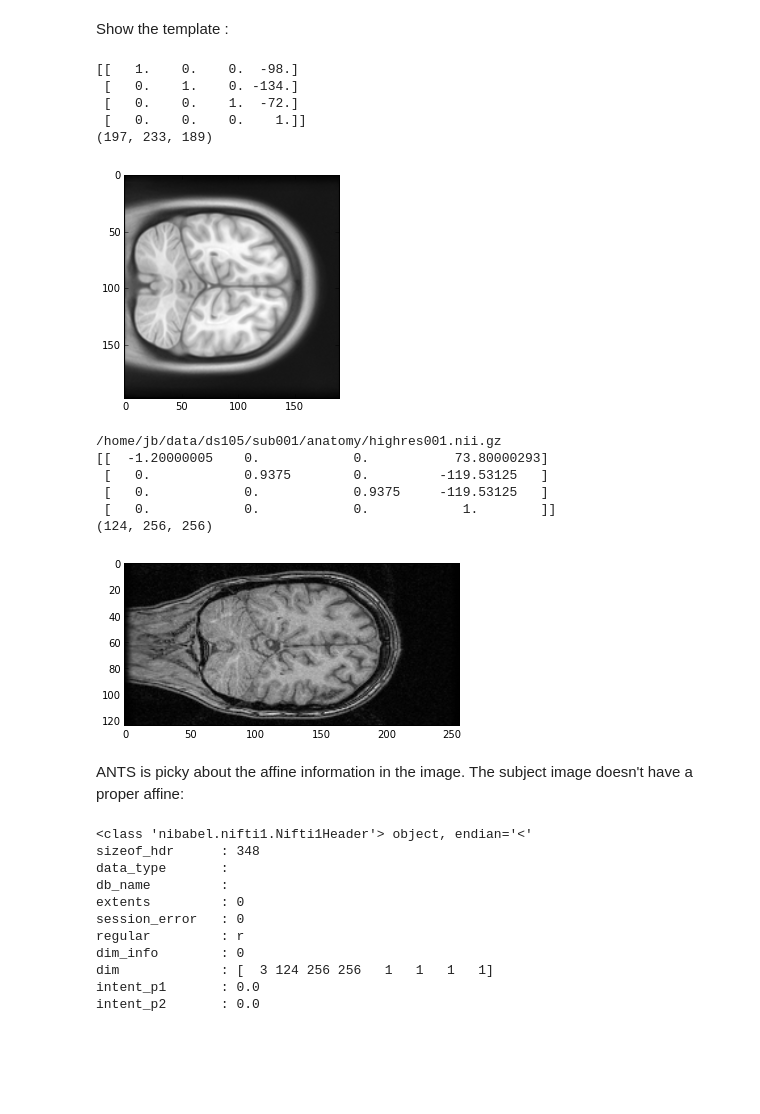
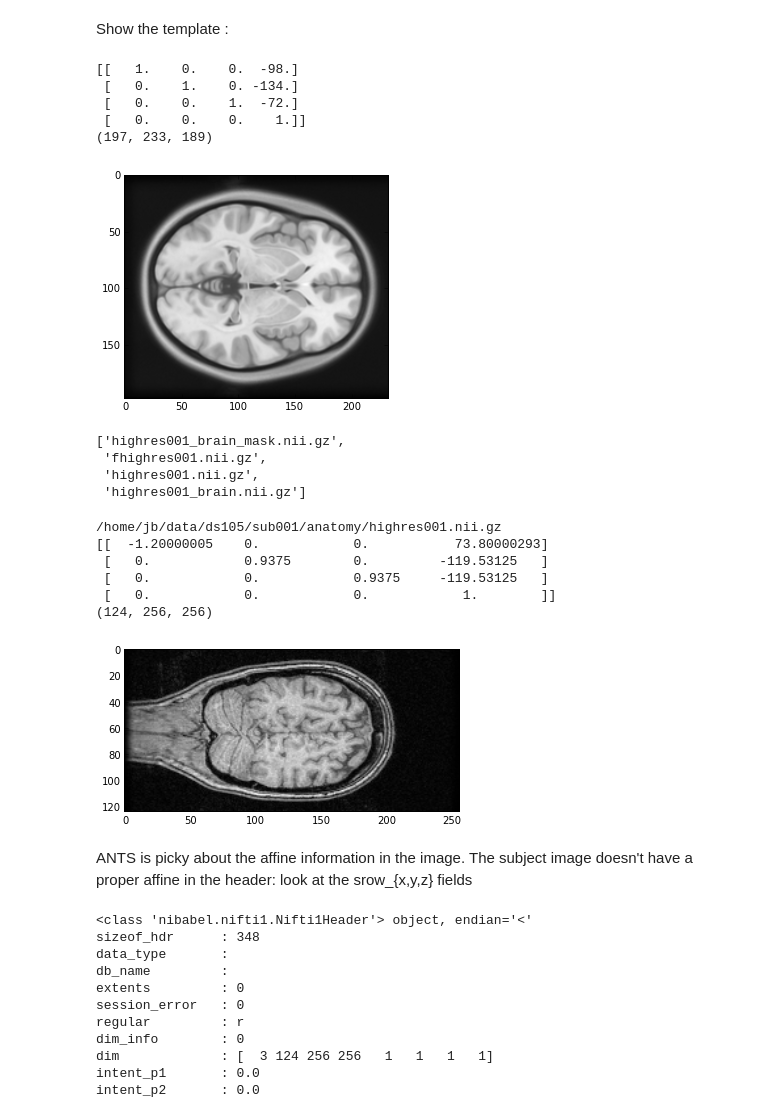
Before and after one commit to practical-neuroimaging/pna-notebooks, a Jupyter notebook: ANTS_normalization.ipynb, the cells around one changed output. Cells and saved outputs as stored; diff of their text form; code cells hidden in the pictures; blank space fills up the shorter version.

```diff
--- a/ANTS_normalization.ipynb
+++ b/ANTS_normalization.ipynb
@@ -25,30 +37,33 @@ os.listdir(MNI_PATH)
 # %% [markdown]
 Show the template :
 # %%
-import nibabel as nib
-
-#template_fname = os.path.join(MNI_PATH, 'mni_icbm152_t1_tal_nlin_asym_09a_mask.nii')
-template_fname = os.path.join(MNI_PATH, 'mni_icbm152_t1_tal_nlin_asym_09a.nii')
-template_img = nib.load(template_fname)
-plt.imshow(template_img.get_data()[:, 70, :], cmap="gray")
-print template_img.get_affine()
-print template_img.shape
+mni_fname = os.path.join(MNI_PATH, 'mni_icbm152_t1_tal_nlin_asym_09a.nii')
+mni_img = nib.load(mni_fname)
+plt.imshow(mni_img.get_data()[:, :, 70], cmap="gray")
+print mni_img.get_affine()
+print mni_img.shape
 # %% [output]
 [[   1.    0.    0.  -98.]
  [   0.    1.    0. -134.]
  [   0.    0.    1.  -72.]
  [   0.    0.    0.    1.]]
 (197, 233, 189)
-[figure, old version]
+[figure, new version]
 # %%
-DATA_PATH = os.path.join(os.path.expanduser('~'), 'data', 'ds105')
-#os.listdir(DATA_PATH)
+# where is our image to register:
+DATA_PATH = os.path.join(os.path.expanduser('~'), 'data', 'ds105', 'sub001', 'anatomy')
+os.listdir(DATA_PATH)
+# %% [output]
+['highres001_brain_mask.nii.gz',
+ 'fhighres001.nii.gz',
+ 'highres001.nii.gz',
+ 'highres001_brain.nii.gz']
 # %%
-anat_fname = os.path.join(DATA_PATH, 'sub001', 'anatomy', 'highres001.nii.gz')
+anat_fname = os.path.join(DATA_PATH, 'highres001.nii.gz')
 print anat_fname
 
 anat_img = nib.load(anat_fname)
-plt.imshow(anat_img.get_data()[:, 80, :], cmap="gray")
+plt.imshow(anat_img.get_data()[:, 70, :], cmap="gray")
 print anat_img.get_affine()
 print anat_img.shape
 # %% [output]
@@ -58,9 +73,9 @@ print anat_img.shape
  [   0.            0.            0.9375     -119.53125   ]
  [   0.            0.            0.            1.        ]]
 (124, 256, 256)
-[figure, old version]
+[figure, new version]
 # %% [markdown]
-ANTS is picky about the affine information in the image.  The subject image doesn't have a proper affine:
+ANTS is picky about the affine information in the image.  The subject image doesn't have a proper affine in the header: look at the srow_{x,y,z} fields
 # %%
 anat_hdr = anat_img.get_header()
 print(anat_hdr)
```
Also changed, not shown: parts of 48 cells of this notebook.
